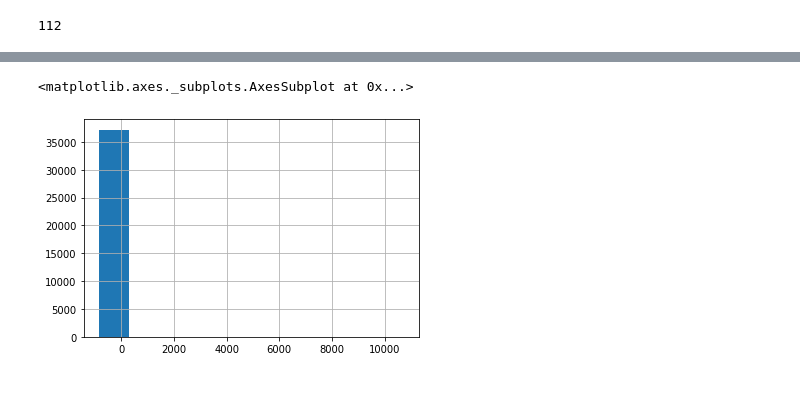
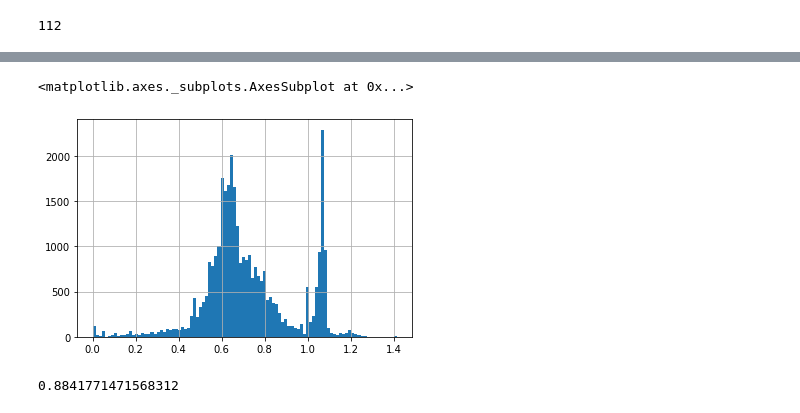
Before and after one commit to PhilippeFerreiraDeSousa/MixedSeqGAN, a Jupyter notebook: Analysis of results.ipynb, the cells around one changed output, grey strips where cells are left out. Cells and saved outputs as stored; diff of their text form; code cells hidden in the pictures.

```diff
--- a/Analysis of results.ipynb
+++ b/Analysis of results.ipynb
@@ -166,8 +198,12 @@ generated_data["PRICE"].hist()
-# %%
-real_data["PRICE"].hist()
-# %% [output]
-<matplotlib.axes._subplots.AxesSubplot at 0x...>
-[figure, removed]
+# %%
+real_data["PRICE"][real_data["PRICE"] < 1.5][real_data["PRICE"] > 0].hist(bins=100)
+# %% [output]
+<matplotlib.axes._subplots.AxesSubplot at 0x...>
+[figure, added]
+# %%
+len(real_data["PRICE"][real_data["PRICE"] < 1.5][real_data["PRICE"] > 0]) / len(real_data["PRICE"])
+# %% [output]
+0.8841771471568312
 # %%
 generated_data["ROUNDED_NOTIONAL_AMOUNT"].hist()
 # %% [output]
```
Also changed, not shown: parts of 14 cells of this notebook, 1 other file.
